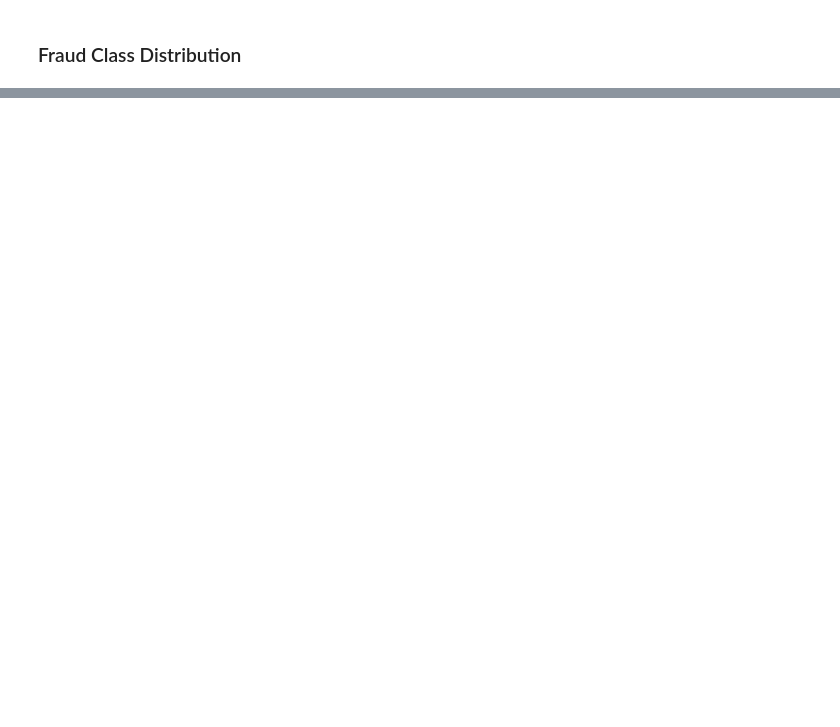
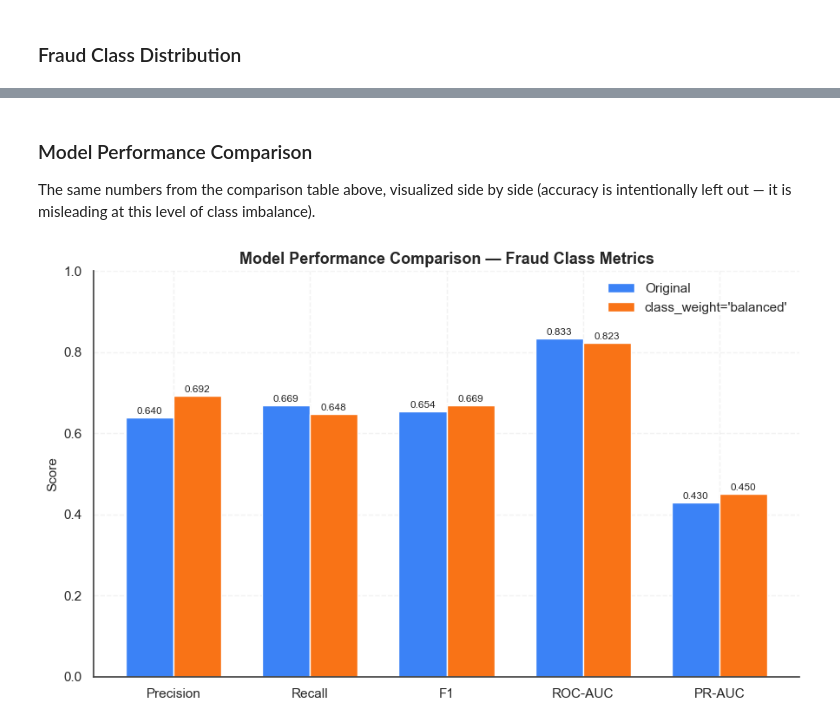
Before and after one commit to Dt-Ansari07/credit-card-fraud-detection, a Jupyter notebook: notebooks/credit_card_fraud_detection.ipynb, the cells around one changed output, grey strips where cells are left out. Saved outputs shown, nothing was run; the diff lists cells and outputs as text; code cells hidden in the pictures; blank space fills up the shorter version.

```diff
--- a/notebooks/credit_card_fraud_detection.ipynb
+++ b/notebooks/credit_card_fraud_detection.ipynb
@@ -565,3 +542,11 @@ plt.show()
+# %% [markdown]
+### Model Performance Comparison
+The same numbers from the comparison table above, visualized side by side (accuracy is intentionally left out — it is misleading at this level of class imbalance).
+# %%
+plot_model_comparison(comparison_df, "../images/model_performance_comparison.png")
+plt.show()
+# %% [output]
+[figure, added]
 # %% [markdown]
 ## 10. Conclusion
 
```
Also changed, not shown: parts of 12 cells of this notebook, 6 other files.
